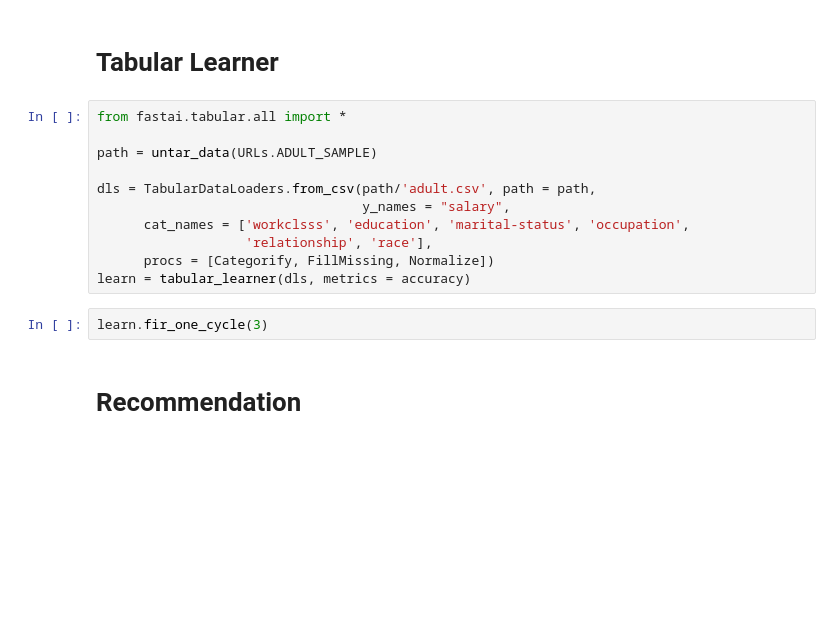
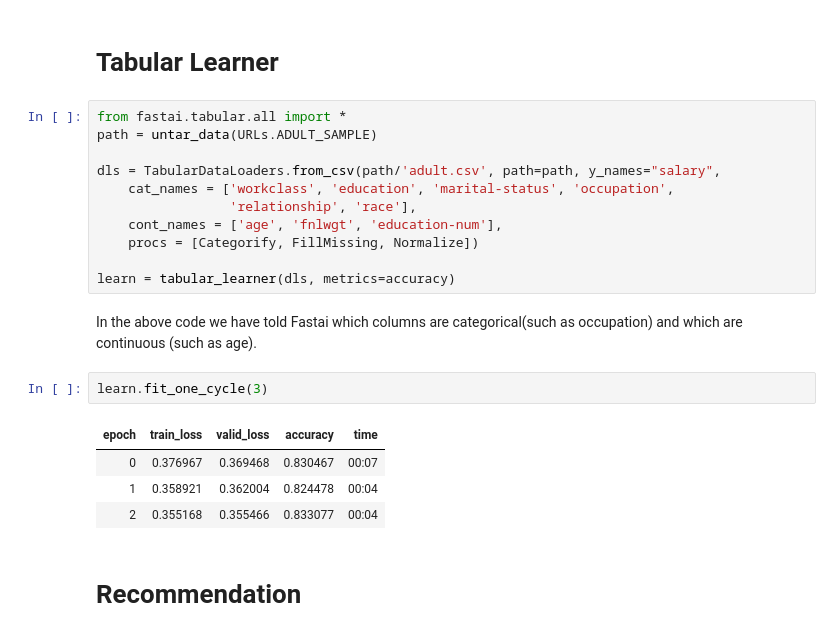
Before and after one commit to Karishma-Kuria/Assignment1-DL-CMPE-258, a Jupyter notebook: FastAI.ipynb, the cells around one changed output. Saved outputs shown, nothing was run; the diff lists cells and outputs as text; blank space fills up the shorter version.

```diff
--- a/FastAI.ipynb
+++ b/FastAI.ipynb
@@ -48,17 +114,24 @@ learn.fine_tune(4, 1e-2)
 # **Tabular Learner**
 # %%
 from fastai.tabular.all import *
-
 path = untar_data(URLs.ADULT_SAMPLE)
 
-dls = TabularDataLoaders.from_csv(path/'adult.csv', path = path,
-                                  y_names = "salary",
-      cat_names = ['workclsss', 'education', 'marital-status', 'occupation',
-                   'relationship', 'race'],
-      procs = [Categorify, FillMissing, Normalize])
-learn = tabular_learner(dls, metrics = accuracy)
+dls = TabularDataLoaders.from_csv(path/'adult.csv', path=path, y_names="salary",
+    cat_names = ['workclass', 'education', 'marital-status', 'occupation',
+                 'relationship', 'race'],
+    cont_names = ['age', 'fnlwgt', 'education-num'],
+    procs = [Categorify, FillMissing, Normalize])
+
+learn = tabular_learner(dls, metrics=accuracy)
+# %% [markdown]
+In the above code we have told Fastai which columns are categorical(such as occupation) and which are continuous (such as age).
 # %%
-learn.fir_one_cycle(3)
+learn.fit_one_cycle(3)
+# %% [output]
+| epoch | train_loss | valid_loss | accuracy | time |
+| 0 | 0.376967 | 0.369468 | 0.830467 | 00:07 |
+| 1 | 0.358921 | 0.362004 | 0.824478 | 00:04 |
+| 2 | 0.355168 | 0.355466 | 0.833077 | 00:04 |
 # %% [markdown]
 # **Recommendation**
 # %% [markdown]
```
Also changed, not shown: parts of 19 cells of this notebook.
